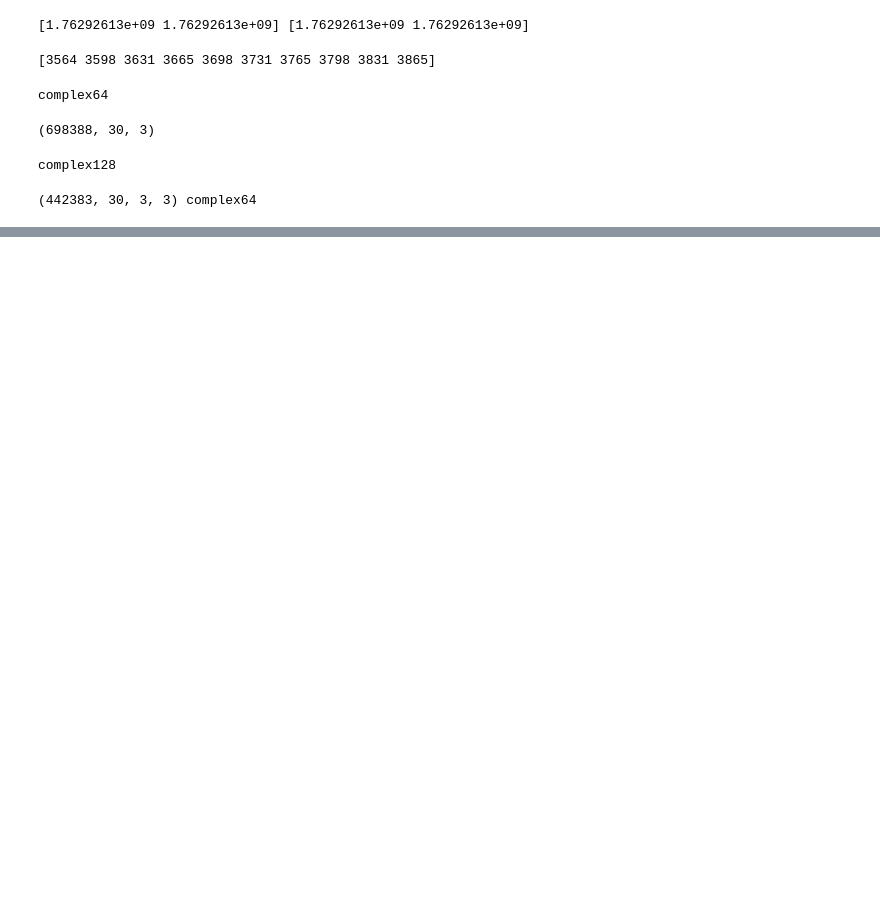
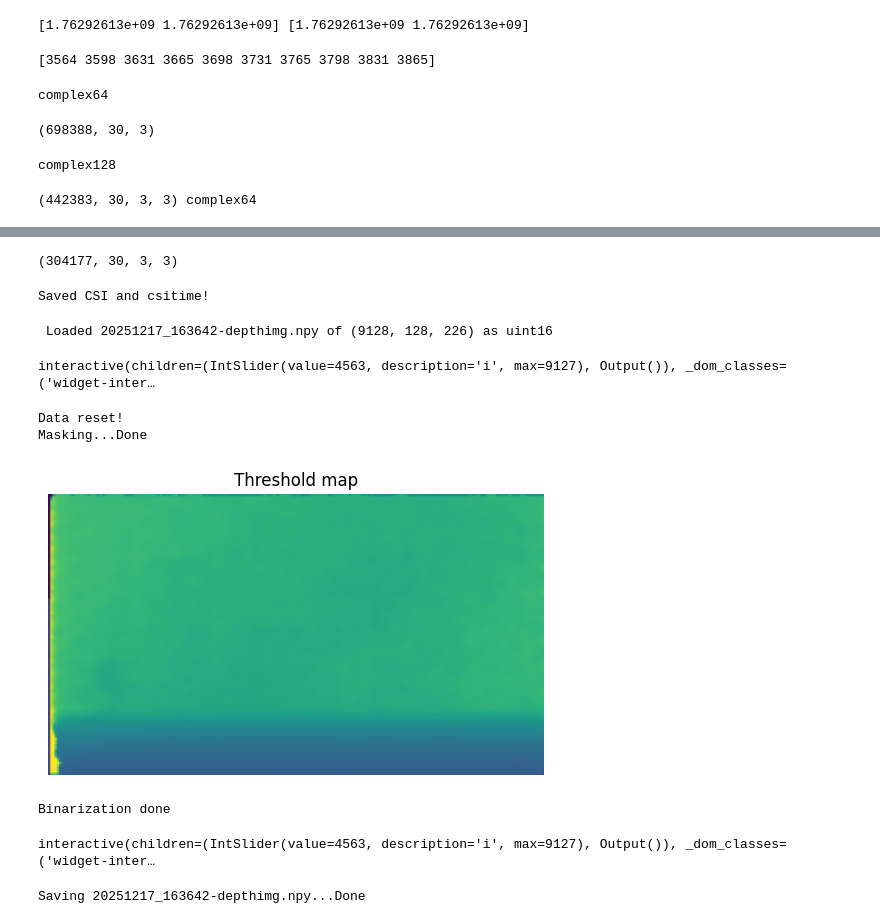
Before and after one commit to AmethFio/Models, a Jupyter notebook: WiDepthLite/MakeDatasetLite.ipynb, the cells around one changed output, grey strips where cells are left out. Drawn from its saved outputs; the diff is of its cells as text; code cells hidden in the pictures; blank space fills up the shorter version.

```diff
--- a/WiDepthLite/MakeDatasetLite.ipynb
+++ b/WiDepthLite/MakeDatasetLite.ipynb
@@ -111,0 +129,8 @@ print(csi.shape, csi.dtype)
+# %%
+print(dynamic_csi1.shape)
+# %% [output]
+(304177, 30, 3, 3)
+# %%
+csi_scaler.save(path='../../dataset/csi.npy')
+# %% [output]
+Saved CSI and csitime!
@@ -111,0 +139,21 @@ print(csi.shape, csi.dtype)
+# %%
+imgloader = ImageLoader('../../dataset/Tanaka_Raw/20251217_163642-depthimg.npy')
+imgloader.browse_images()
+# %% [output]
+ Loaded 20251217_163642-depthimg.npy of (9128, 128, 226) as uint16
+interactive(children=(IntSlider(value=4563, description='i', max=9127), Output()), _dom_classes=('widget-inter…
+# %%
+imgloader.reset_data()
+imgloader.depth_mask(0.8)
+imgloader.binarize()
+imgloader.browse_images()
+# %% [output]
+Data reset!
+Masking...Done
+[figure, added]
+Binarization done
+interactive(children=(IntSlider(value=4563, description='i', max=9127), Output()), _dom_classes=('widget-inter…
+# %%
+imgloader.save_images('../../dataset/Tanaka_Processed')
+# %% [output]
+Saving 20251217_163642-depthimg.npy...Done
```
Also changed, not shown: parts of 7 cells of this notebook, 10 other files.
